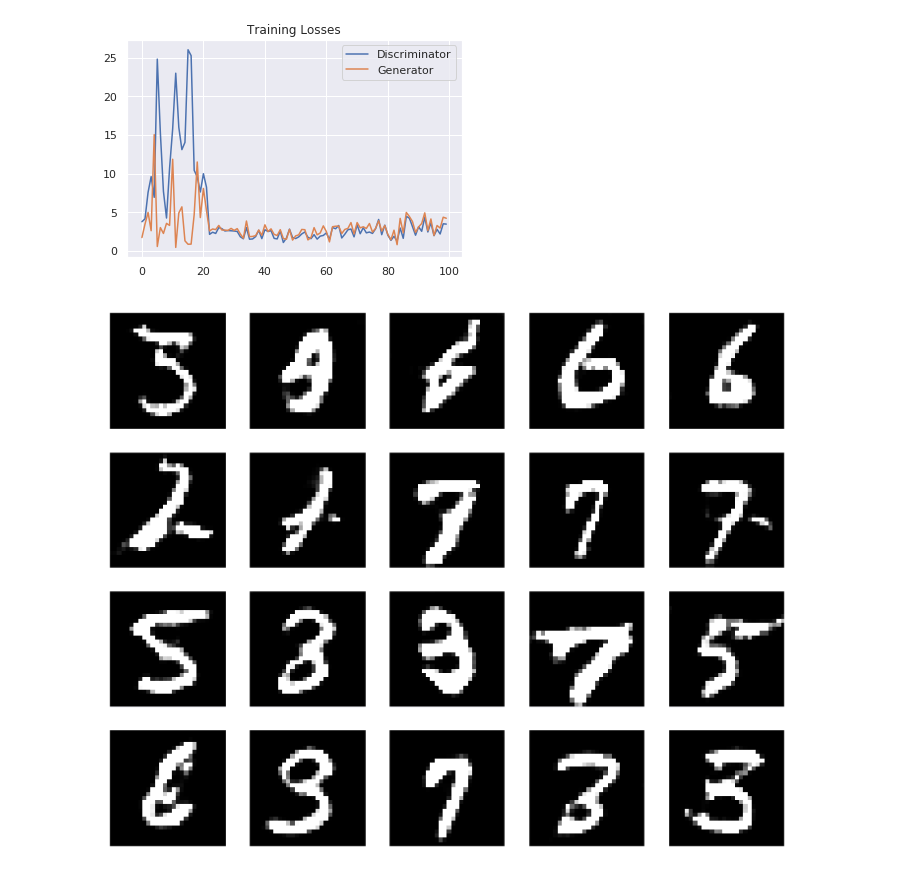
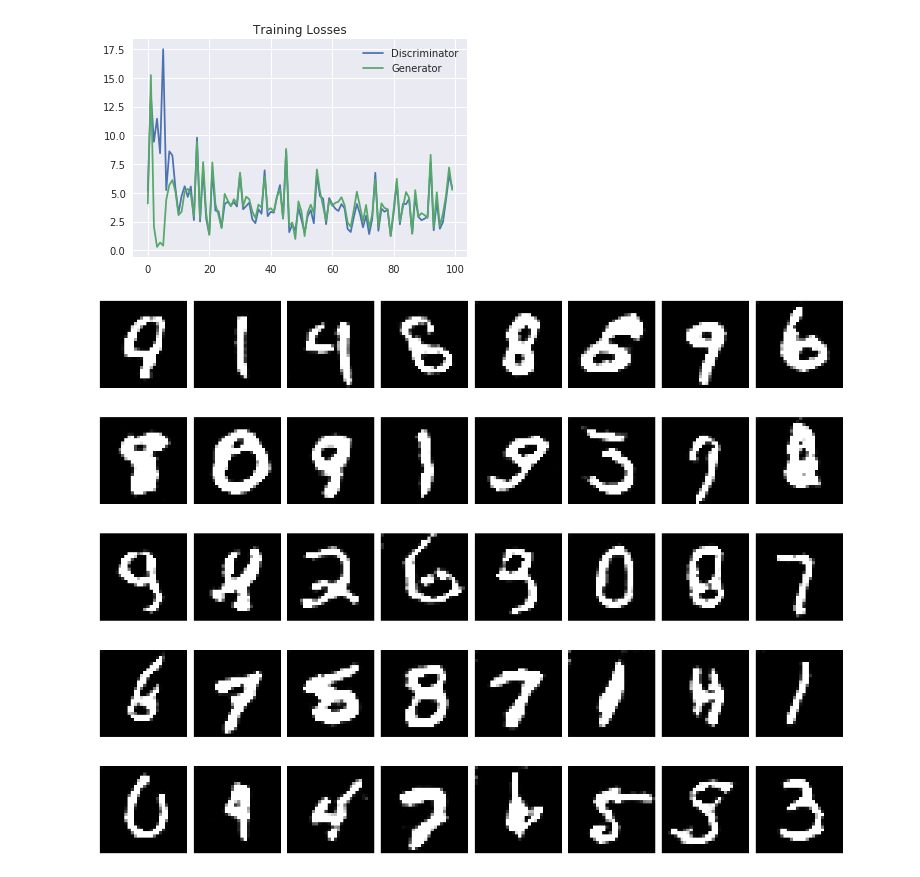
Before and after one commit to Jizhongpeng/2d_image_gans, a Jupyter notebook: mnist_gan.py.ipynb, the cells around one changed output. Cells and saved outputs as stored; diff of their text form; code cells hidden in the pictures.

```diff
--- a/mnist_gan.py.ipynb
+++ b/mnist_gan.py.ipynb
@@ -194,8 +185,8 @@ eval_size = 16
 epochs = 100
 g_learning_rate = 0.0001
 d_learning_rate = 0.001
-g_beta = 0.9
-d_beta = 0.9
+g_beta = 0.5
+d_beta = 0.5
 
 # compiling the model
 D_sample.compile(optimizer=Adam(lr=d_learning_rate, beta_1=d_beta), loss='binary_crossentropy')
@@ -272,23 +263,23 @@ plt.title("Training Losses")
 plt.legend()
 plt.show()
 # %% [output]
-[figure, old version]
+[figure, new version]
 # %%
 post_training_test = noise_creator(40,sample_size)
 generated_digits = G_sample.predict(post_training_test)
 
-plt.figure(figsize=(10, 8))
-for i in range(20):
+plt.figure(figsize=(20, 16))
+for i in range(40):
     img = deprocess(generated_digits[i])
-    plt.subplot(4, 5, i+1)
+    plt.subplot(5, 8, i+1)
     plt.imshow(img, cmap='gray')
     plt.xticks([])
     plt.yticks([])
 plt.tight_layout()
 plt.show()
 #plt.savefig('2nd_gen.png')
 # %% [output]
-[figure, old version]
+[figure, new version]
 # %%
 # def get_gradients(model):
 #     """Return the gradient of every trainable weight in model
```
Also changed, not shown: parts of 6 cells of this notebook, 1 other file.
